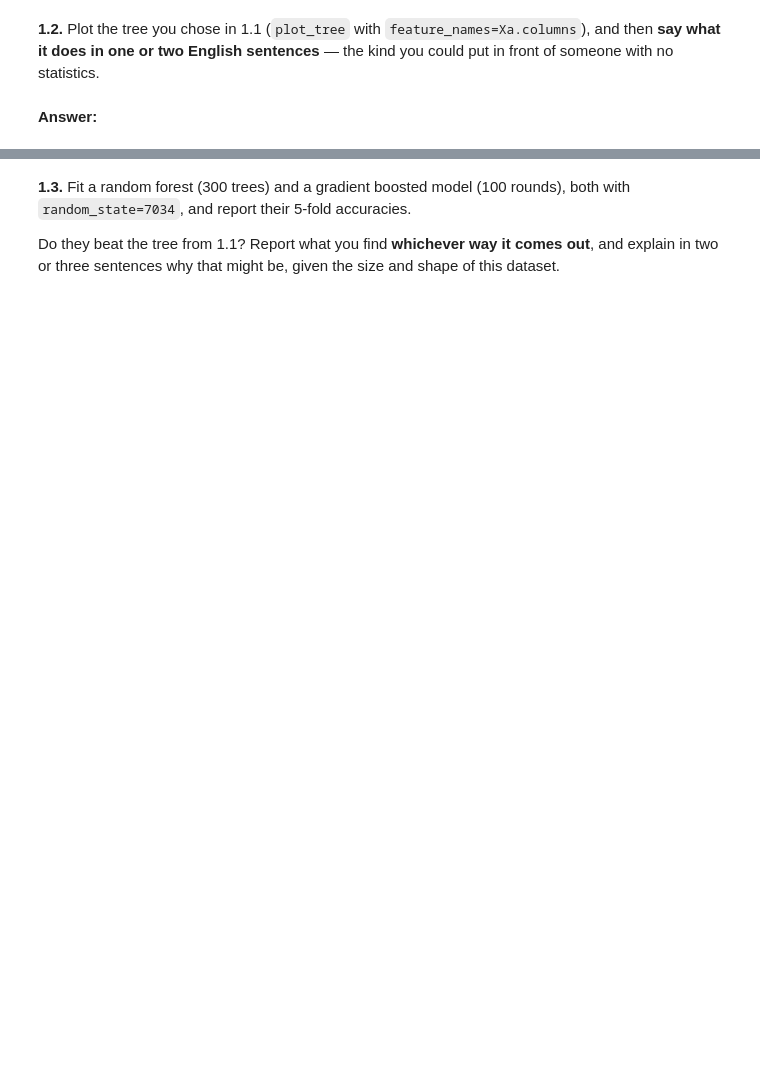
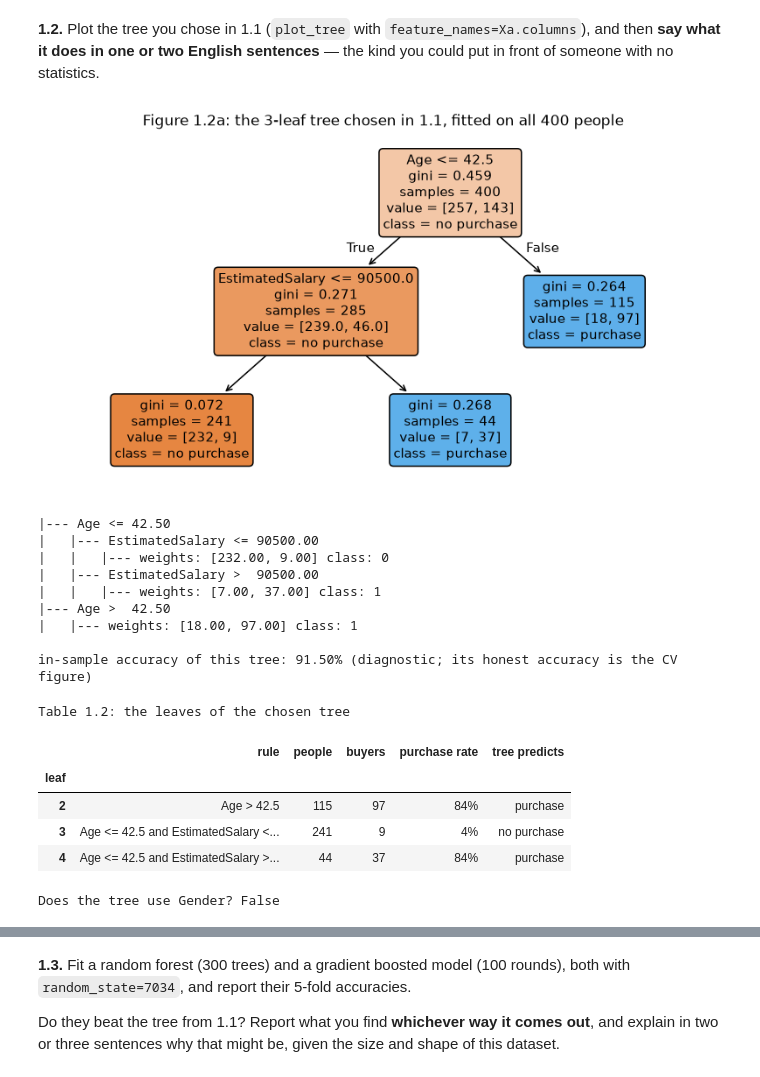
Before and after one commit to Teknado/UChicago, a Jupyter notebook: Final_Autumn_2026-1.ipynb, the cells around one changed output, grey strips where cells are left out. Drawn from its saved outputs; the diff is of its cells as text; code cells hidden in the pictures; blank space fills up the shorter version.

```diff
--- a/Final_Autumn_2026-1.ipynb
+++ b/Final_Autumn_2026-1.ipynb
@@ -57,2 +211,52 @@ Now grow an **unpruned** classification tree and report its 5-fold accuracy. The
-# %% [markdown]
-**Answer:**
+# %%
+# Refit the size CV chose on all 400 people: CV chose a size, not a particular tree (L5 p.36; L8 p.33).
+tree_star = DecisionTreeClassifier(max_leaf_nodes=k_star, random_state=7034).fit(Xa, ya)
+
+fig, ax = plt.subplots(figsize=(9, 4.8))
+plot_tree(tree_star, feature_names=Xa.columns, class_names=['no purchase', 'purchase'],
+          filled=True, rounded=True, impurity=True, fontsize=10, ax=ax)
+ax.set_title(f'Figure 1.2a: the {k_star}-leaf tree chosen in 1.1, fitted on all {N} people')
+plt.show()
+print(export_text(tree_star, feature_names=list(Xa.columns), show_weights=True))
+print(f'in-sample accuracy of this tree: {tree_star.score(Xa, ya):.2%} (diagnostic; its honest accuracy is the CV figure)')
+
+def leaf_rules(tree, names):
+    """The conditions that lead to each leaf, in words."""
+    t, rules = tree.tree_, {}
+    def walk(node, conds):
+        if t.children_left[node] == -1:
+            rules[node] = ' and '.join(conds) if conds else 'everyone'
+            return
+        f, thr = names[t.feature[node]], t.threshold[node]
+        walk(t.children_left[node], conds + [f'{f} <= {thr:g}'])
+        walk(t.children_right[node], conds + [f'{f} > {thr:g}'])
+    walk(0, [])
+    return rules
+
+rules = leaf_rules(tree_star, list(Xa.columns))
+tab12 = (pd.DataFrame({'leaf': tree_star.apply(Xa), 'bought': ya}).groupby('leaf')['bought']
+           .agg(people='size', buyers='sum'))
+tab12['purchase rate'] = tab12.buyers / tab12.people
+tab12['tree predicts'] = np.where(tab12['purchase rate'] > 0.5, 'purchase', 'no purchase')
+tab12.insert(0, 'rule', [rules[i] for i in tab12.index])
+display(tab12.style.format({'purchase rate': '{:.0%}'}).set_caption('Table 1.2: the leaves of the chosen tree'))
+uses_gender = 0 in set(tree_star.tree_.feature[tree_star.tree_.feature >= 0])
+print('Does the tree use Gender?', uses_gender)
+# %% [output]
+[figure, added]
+|--- Age <= 42.50
+|   |--- EstimatedSalary <= 90500.00
+|   |   |--- weights: [232.00, 9.00] class: 0
+|   |--- EstimatedSalary >  90500.00
+|   |   |--- weights: [7.00, 37.00] class: 1
+|--- Age >  42.50
+|   |--- weights: [18.00, 97.00] class: 1
+
+in-sample accuracy of this tree: 91.50% (diagnostic; its honest accuracy is the CV figure)
+Table 1.2: the leaves of the chosen tree
+|  | rule | people | buyers | purchase rate | tree predicts |
+| leaf |  |  |  |  |  |
+| 2 | Age > 42.5 | 115 | 97 | 84% | purchase |
+| 3 | Age <= 42.5 and EstimatedSalary <... | 241 | 9 | 4% | no purchase |
+| 4 | Age <= 42.5 and EstimatedSalary >... | 44 | 37 | 84% | purchase |
+Does the tree use Gender? False
```
Also changed, not shown: parts of 24 cells of this notebook, 1 other file.
